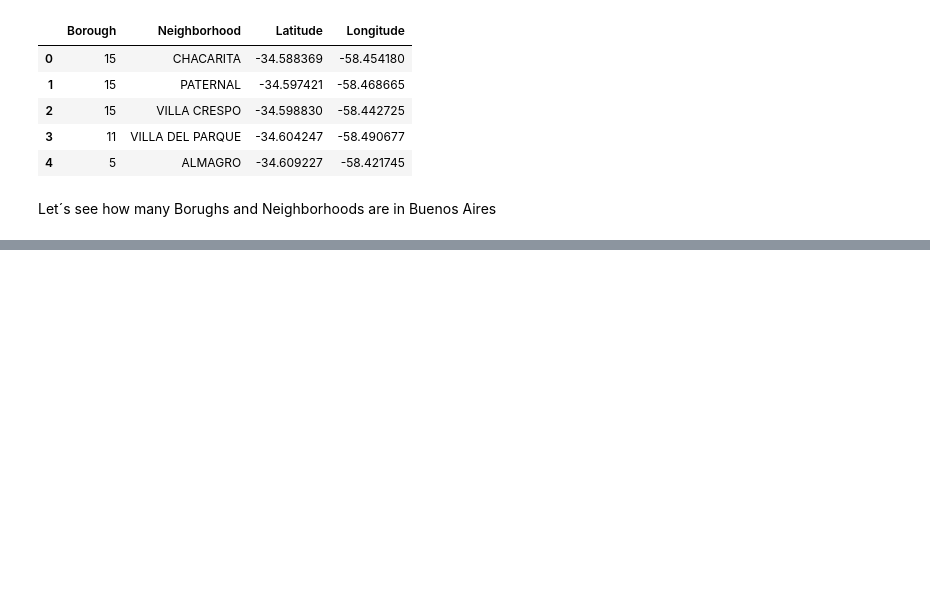
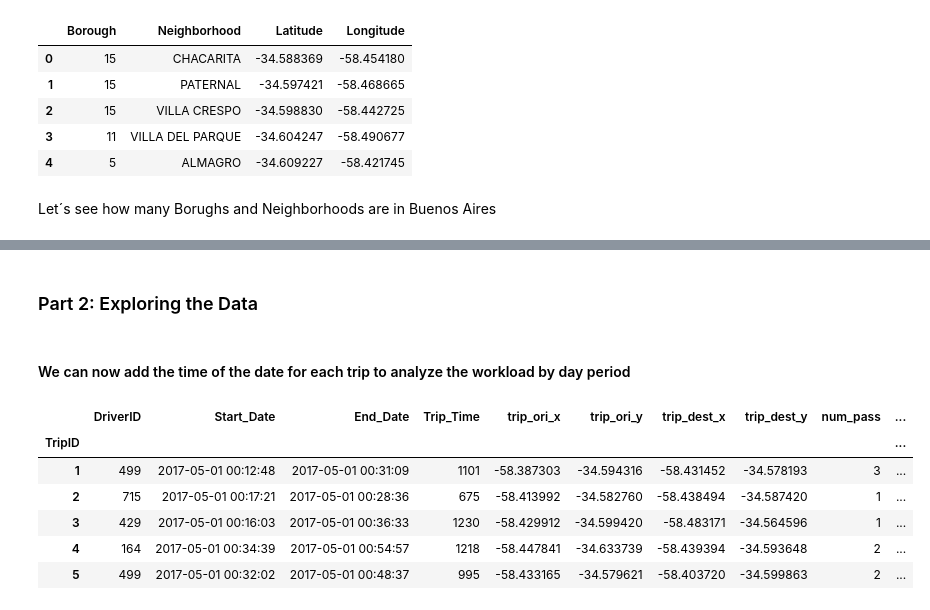
Before and after one commit to FFalcon0/Coursera_Capstone, a Jupyter notebook: Buenos Aires Clustering.ipynb, the cells around one changed output, grey strips where cells are left out. Cells and saved outputs as stored; diff of their text form; code cells hidden in the pictures; blank space fills up the shorter version.

```diff
--- a/Buenos Aires Clustering.ipynb
+++ b/Buenos Aires Clustering.ipynb
@@ -147,0 +187,4 @@ The dataframe has 15 boroughs and 96 neighborhoods.
+# %%
+# Let´s download the file with taxi trips and explore it
+BATaxi = pd.read_csv('https://query.data.world/s/otrzxnb4wfdakh7ezdtgvv4iqnjsoj', decimal=',',  parse_dates=[2,3])
+BATaxi.head()
@@ -147,0 +198,10 @@ The dataframe has 15 boroughs and 96 neighborhoods.
+# %%
+#Let´s change the titles to english and use the TripID as index. Let´s see how many entries are there
+BATaxi.columns = ['TripID','DriverID','Start_Date','End_Date','Trip_Time(s)','trip_ori_x','trip_ori_y','trip_dest_x','trip_dest_y','num_pass']
+
+print('The dataframe has {} taxi trips recorded.'.format(
+        len(BATaxi['TripID'].unique())))
+
+BATaxi.set_index('TripID', inplace=True)
+
+BATaxi.head()
@@ -147,0 +217,30 @@ The dataframe has 15 boroughs and 96 neighborhoods.
+# %% [markdown]
+### Part 2: Exploring the Data
+# %% [markdown]
+#### We can now add the time of the date for each trip to analyze the workload by day period
+# %%
+# We create a function to assign the work shifts according to the trip start
+
+def f(x):
+    if (x > 3) and (x <= 12):
+        return 'Morning'
+    elif (x > 12) and (x <= 19):
+        return'AfterNoon'
+    elif (x > 19) and (x <= 24):
+        return'Night'
+    elif (x <= 3):
+        return'Night'
+
+# And apply it to the dataframe
+
+BATaxi['Work_Shift'] = BATaxi.Start_Date.dt.hour.apply(f)
+
+BATaxi.head()
+# %% [output]
+|  | DriverID | Start_Date | End_Date | Trip_Time | trip_ori_x | trip_ori_y | trip_dest_x | trip_dest_y | num_pass | ... |
+| TripID |  |  |  |  |  |  |  |  |  | ... |
+| 1 | 499 | 2017-05-01 00:12:48 | 2017-05-01 00:31:09 | 1101 | -58.387303 | -34.594316 | -58.431452 | -34.578193 | 3 | ... |
+| 2 | 715 | 2017-05-01 00:17:21 | 2017-05-01 00:28:36 | 675 | -58.413992 | -34.582760 | -58.438494 | -34.587420 | 1 | ... |
+| 3 | 429 | 2017-05-01 00:16:03 | 2017-05-01 00:36:33 | 1230 | -58.429912 | -34.599420 | -58.483171 | -34.564596 | 1 | ... |
+| 4 | 164 | 2017-05-01 00:34:39 | 2017-05-01 00:54:57 | 1218 | -58.447841 | -34.633739 | -58.439394 | -34.593648 | 2 | ... |
+| 5 | 499 | 2017-05-01 00:32:02 | 2017-05-01 00:48:37 | 995 | -58.433165 | -34.579621 | -58.403720 | -34.599863 | 2 | ... |
```
Also changed, not shown: parts of 18 cells of this notebook.
